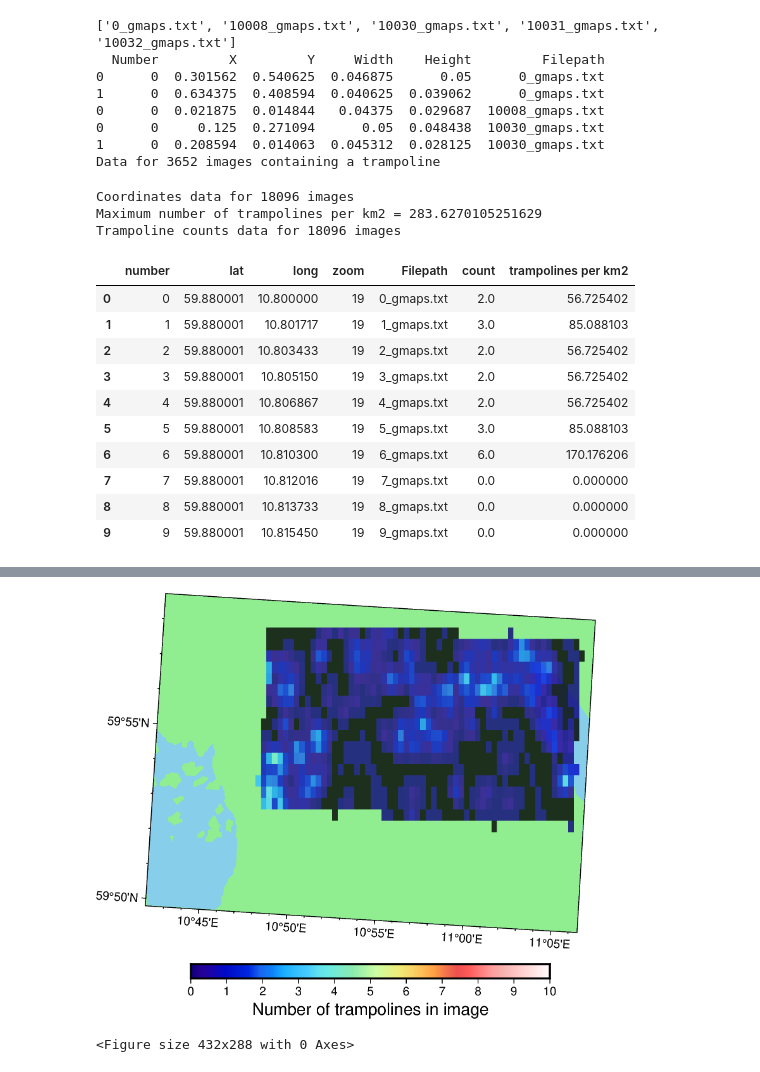
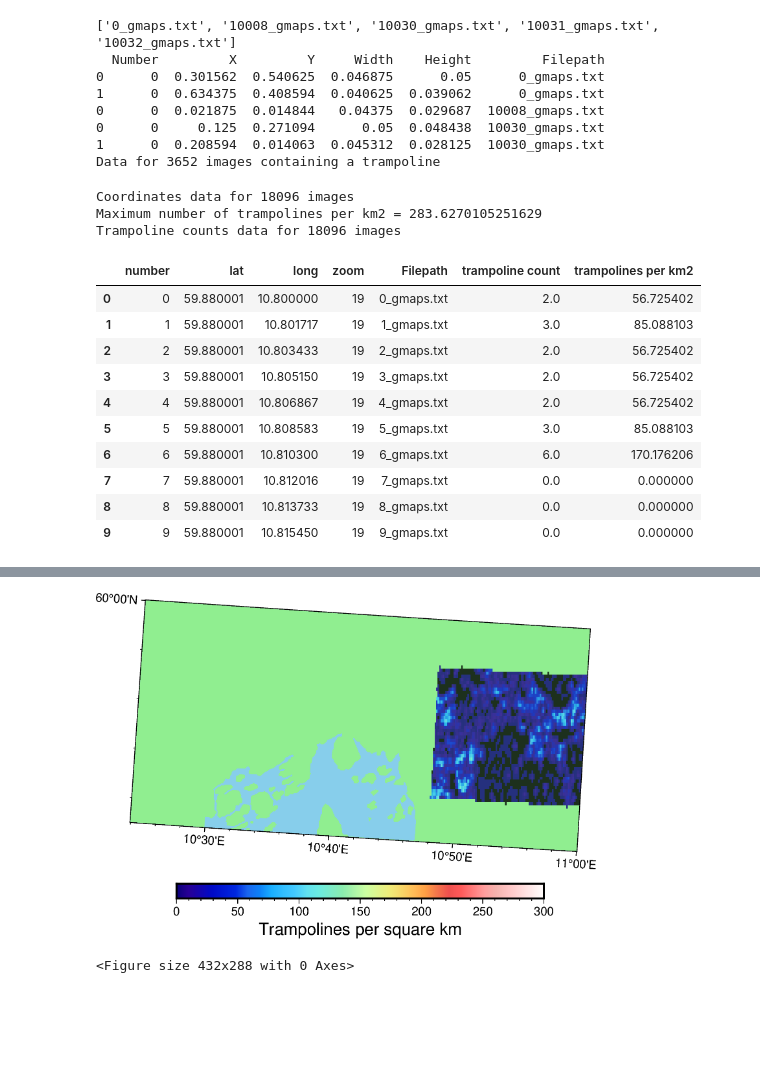
Before and after one commit to lukegriffiths/trampolines, a Jupyter notebook: visualisation.ipynb, the cells around one changed output, grey strips where cells are left out. Cells and saved outputs as stored; diff of their text form; code cells hidden in the pictures; blank space fills up the shorter version.

```diff
--- a/visualisation.ipynb
+++ b/visualisation.ipynb
@@ -10,6 +10,12 @@ import matplotlib.pyplot as plt
 from pathlib import Path
 
 PROJECTION = "U33R/12c"
+SPACING = 0.002
+
+REGION_OSLO = [10.4,
+        11.2,
+        59.85,
+        60]
 # %% [markdown]
 ## The training and validation sets
 # %%
@@ -194,7 +202,7 @@ print(f"Data for {df.Filepath.nunique()} images containing a trampoline")
 
 # get number of trampolines (number of times filepath appears in df)
 df_counts = pd.DataFrame(df['Filepath'].value_counts().reset_index())
-df_counts.columns = ['Filepath', 'count']
+df_counts.columns = ['Filepath', 'trampoline count']
 # %% [output]
 ['0_gmaps.txt', '10008_gmaps.txt', '10030_gmaps.txt', '10031_gmaps.txt', '10032_gmaps.txt']
   Number         X         Y     Width    Height         Filepath
@@ -221,7 +229,7 @@ df = pd.merge(df_coords, df_counts, on='Filepath', how='outer').fillna(0)
 m_per_image_zoom_19 = 187.77
 m2_per_image_zoom_19 = m_per_image_zoom_19**2
 km2_per_image_zoom_19 = m2_per_image_zoom_19 / 1e6
-df['trampolines per km2'] = df['count'] / km2_per_image_zoom_19
+df['trampolines per km2'] = df['trampoline count'] / km2_per_image_zoom_19
 
 print(f"Maximum number of trampolines per km2 = {df['trampolines per km2'].max()}")
 
@@ -235,7 +243,7 @@ df.head(10)
 Coordinates data for 18096 images
 Maximum number of trampolines per km2 = 283.6270105251629
 Trampoline counts data for 18096 images
-|  | number | lat | long | zoom | Filepath | count | trampolines per km2 |
+|  | number | lat | long | zoom | Filepath | trampoline count | trampolines per km2 |
 | 0 | 0 | 59.880001 | 10.800000 | 19 | 0_gmaps.txt | 2.0 | 56.725402 |
 | 1 | 1 | 59.880001 | 10.801717 | 19 | 1_gmaps.txt | 3.0 | 85.088103 |
 | 2 | 2 | 59.880001 | 10.803433 | 19 | 2_gmaps.txt | 2.0 | 56.725402 |
@@ -247,21 +255,16 @@ Trampoline counts data for 18096 images
 | 8 | 8 | 59.880001 | 10.813733 | 19 | 8_gmaps.txt | 0.0 | 0.000000 |
 | 9 | 9 | 59.880001 | 10.815450 | 19 | 9_gmaps.txt | 0.0 | 0.000000 |
 # %%
-region_oslo = [10.5,
-        10.9,
-        59.86,
-        60]
-
 local_region = [df['long'].min(), df['long'].max(), df['lat'].min(), df['lat'].max()]
 
-trampoline_surface = pygmt.surface(data=df[['long', 'lat', 'trampolines per km2']], region=local_region, spacing=0.005)
+trampoline_surface_east = pygmt.surface(data=df[['long', 'lat', 'trampolines per km2']], region=local_region, spacing=SPACING)
 
 fig = pygmt.Figure()
-fig.basemap(region=region, projection="U33R/12c", frame=True)
+fig.basemap(region=REGION_OSLO, projection="U33R/12c", frame=True)
 fig.coast(land="lightgreen", water="skyblue")
 pygmt.makecpt(cmap="haxby", series=[0, 300])
-fig.grdimage(trampoline_surface, nan_transparent=True, transparency=20)
-fig.colorbar(frame=["a1f1", 'x+l"Number of trampolines in image"', "y"])
+fig.grdimage(trampoline_surface_east, nan_transparent=True, transparency=20)
+fig.colorbar(frame=["a50f10", 'x+l"Trampolines per square km"', "y"])
 plt.tight_layout()
 fig.show()
 fig.savefig('./figures/trampoline_map_detection_Oslo_E.png', dpi=400)
@@ -274,5 +276,5 @@ surface [WARNING]: 16956 unusable points were supplied; these will be ignored.
 surface [WARNING]: You should have pre-processed the data with block-mean, -median, or -mode.
 surface [WARNING]: Check that previous processing steps write results with enough decimals.
 surface [WARNING]: Possibly some data were half-way between nodes and subject to IEEE 754 rounding.
-[figure, old version]
+[figure, new version]
 <Figure size 432x288 with 0 Axes>
```
Also changed, not shown: parts of 7 cells of this notebook.
